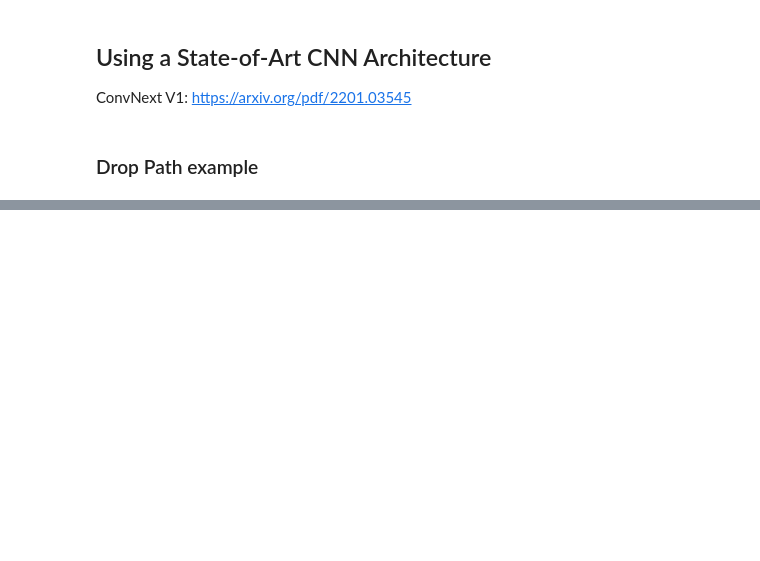
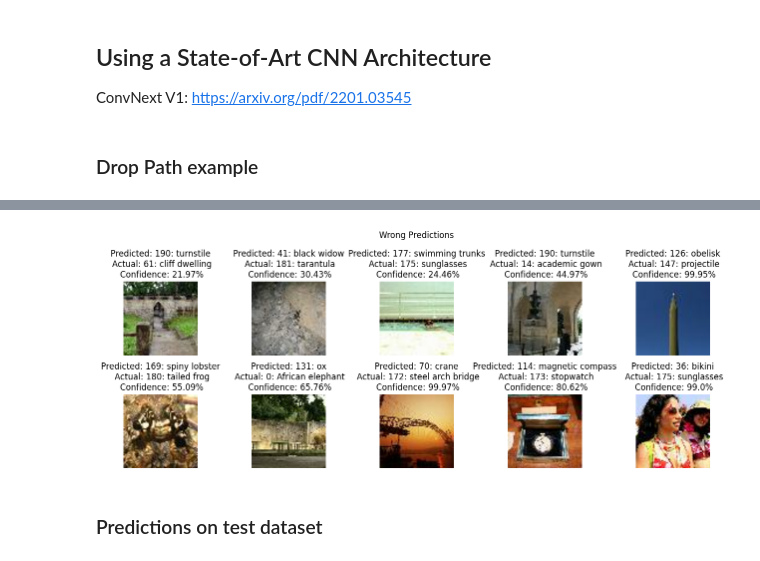
Before and after one commit to danieltar18/cnn-tensorflow, a Jupyter notebook: tiny_imagenet/tiny_imagenet_notebook.ipynb, the cells around one changed output, grey strips where cells are left out. Drawn from its saved outputs; the diff is of its cells as text; code cells hidden in the pictures; blank space fills up the shorter version.

```diff
--- a/tiny_imagenet/tiny_imagenet_notebook.ipynb
+++ b/tiny_imagenet/tiny_imagenet_notebook.ipynb
@@ -533,0 +585,19 @@ plt.show()
+# %%
+fig, axes = plt.subplots(nrows=2, ncols=5, figsize=(13, 5))
+plt.suptitle("Wrong Predictions")
+
+for i, ax in enumerate(axes.flat):
+    random_index = np.random.choice(np.where(predicted_labels!=actual_labels)[0])
+    image = validation_imgs[random_index]
+    fig = plt.figure
+    ax.set_title(f"Predicted: {predicted_labels[random_index].numpy()}: {unique_labels[predicted_labels[random_index].numpy()][1].numpy().decode('utf8').split(',')[0]}\n Actual: {actual_labels[random_index]}: {unique_labels[actual_labels[random_index].numpy()][1].numpy().decode('utf8').split(',')[0]}\n Confidence: {round(prediction_confidence[random_index].numpy()*100, 2)}%")
+    ax.imshow(image)
+    ax.set_axis_off()
+
+plt.tight_layout()
+plt.savefig("wrong_val_predictions.png")
+plt.show()
+# %% [output]
+[figure, added]
+# %% [markdown]
+### Predictions on test dataset
```
Also changed, not shown: parts of 56 cells of this notebook, 4 other files.
